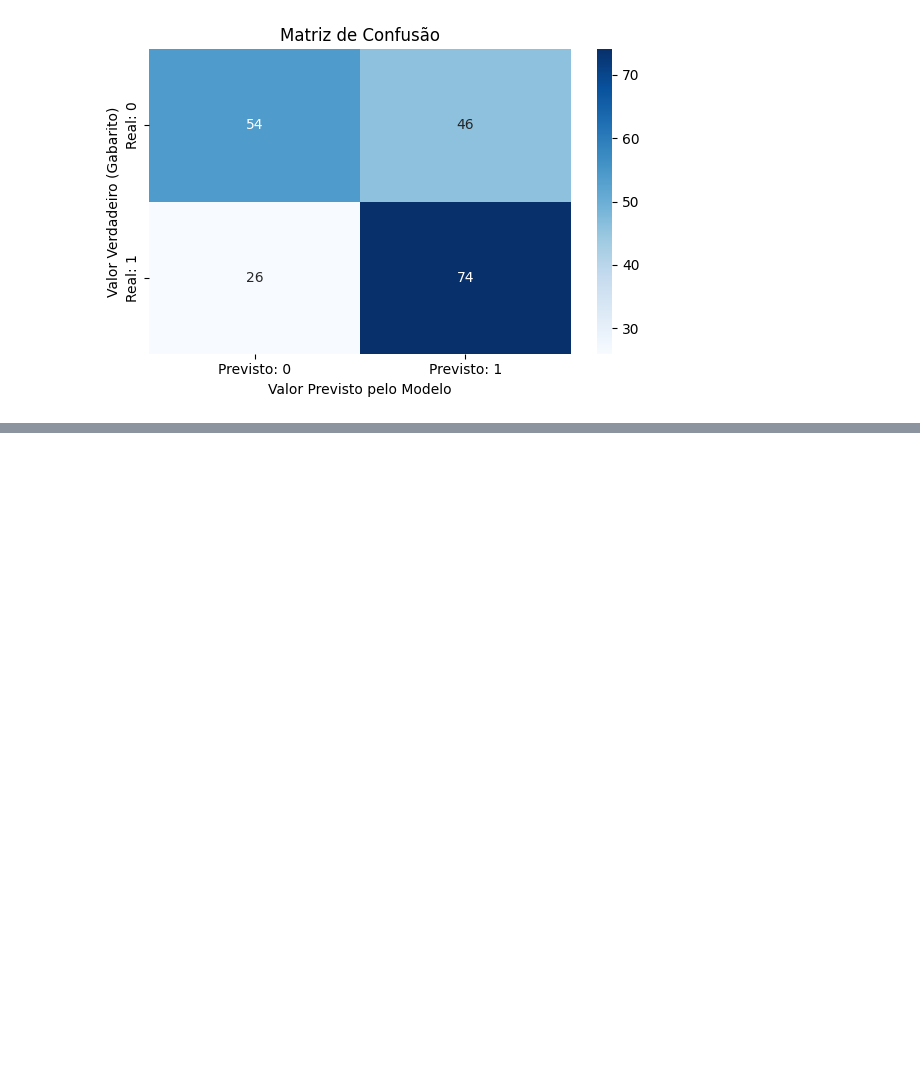
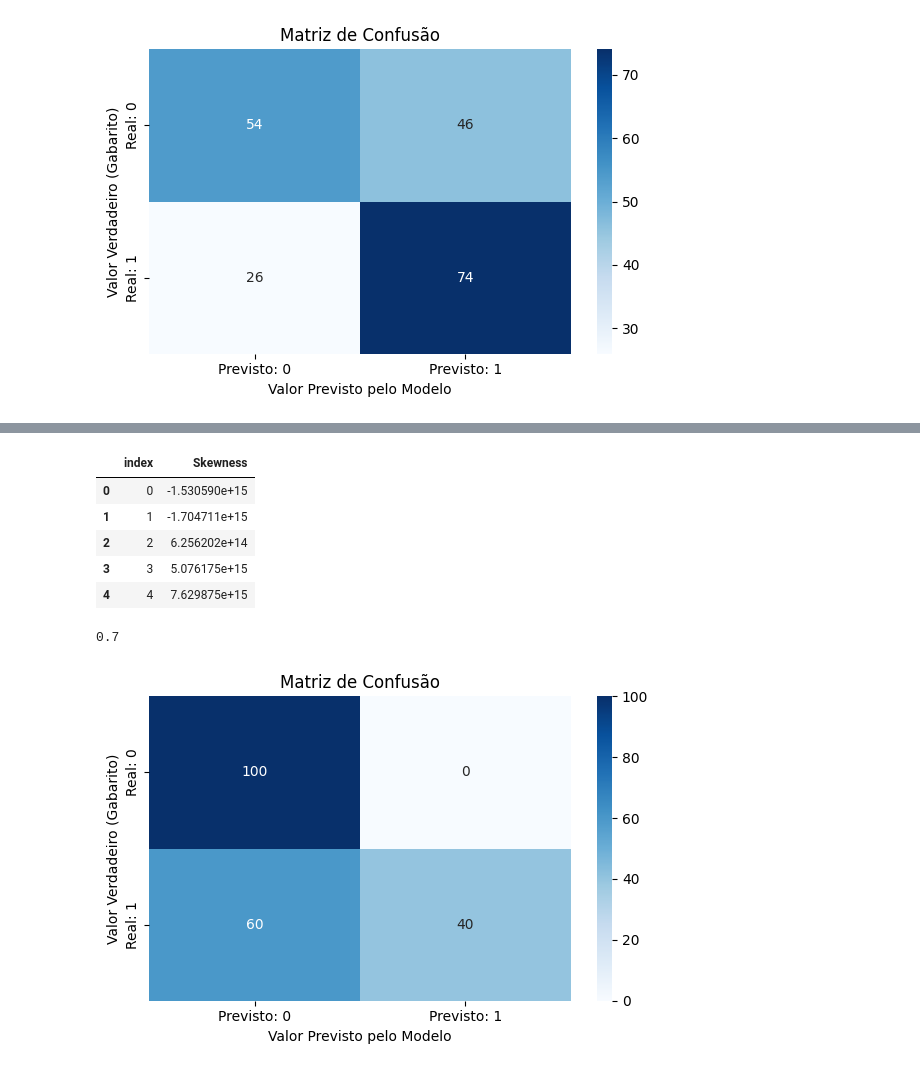
Before and after one commit to andrefsr/Estudos-em-Inteligencia-Artificial, a Jupyter notebook: 3 - Classificação (RegLog, LDA e QDA)/GPR dataset/reglog_gpr.ipynb, the cells around one changed output, grey strips where cells are left out. Saved outputs shown, nothing was run; the diff lists cells and outputs as text; code cells hidden in the pictures; blank space fills up the shorter version.

```diff
--- a/3 - Classificação (RegLog, LDA e QDA)/GPR dataset/reglog_gpr.ipynb
+++ b/3 - Classificação (RegLog, LDA e QDA)/GPR dataset/reglog_gpr.ipynb
@@ -58,0 +163,35 @@ plt.show()
+# %%
+X = df['Skewness'].reset_index()
+Y = df['Label']
+
+display(X.head(5))
+
+X_train, X_test, Y_train, Y_test = train_test_split(X,Y,test_size=0.2,random_state=0)
+
+reglog.fit(X_train,Y_train)
+
+Y_predict = reglog.predict(X_test)
+
+print(accuracy_score(Y_test,Y_predict))
+
+matriz_c = confusion_matrix(Y_test,Y_predict)
+
+plt.figure(figsize=(6, 4))
+sns.heatmap(matriz_c, annot=True, fmt='d', cmap='Blues',
+            xticklabels=['Previsto: 0', 'Previsto: 1'],
+            yticklabels=['Real: 0', 'Real: 1'])
+
+plt.title('Matriz de Confusão')
+plt.ylabel('Valor Verdadeiro (Gabarito)')
+plt.xlabel('Valor Previsto pelo Modelo')
+plt.tight_layout()
+plt.show()
+# %% [output]
+|  | index | Skewness |
+| 0 | 0 | -1.530590e+15 |
+| 1 | 1 | -1.704711e+15 |
+| 2 | 2 | 6.256202e+14 |
+| 3 | 3 | 5.076175e+15 |
+| 4 | 4 | 7.629875e+15 |
+0.7
+[figure, added]
```
Also changed, not shown: parts of 6 cells of this notebook.
